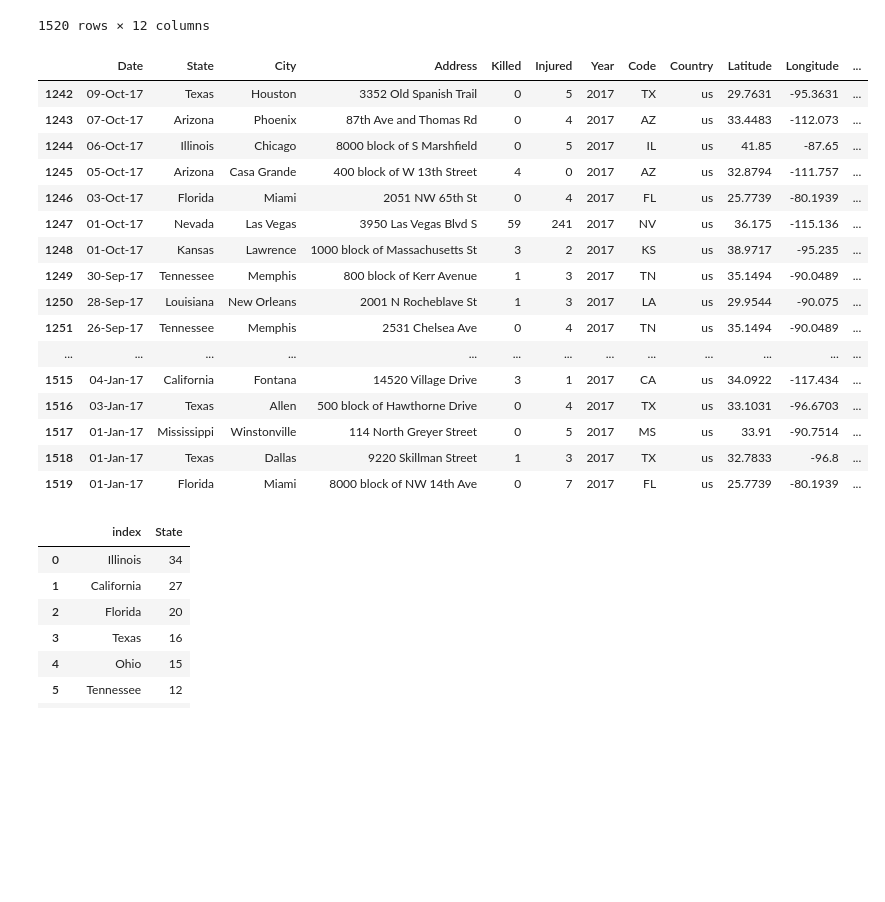
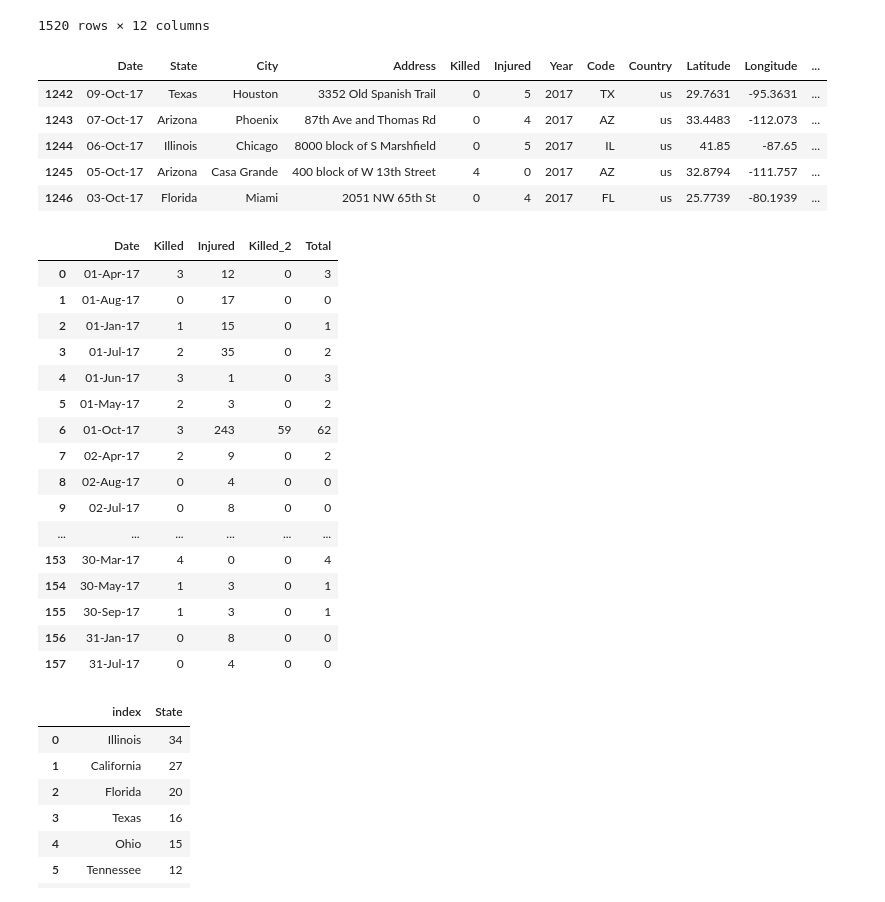
Before and after one commit to JulienAssouline/data-studios-projects, a Jupyter notebook: code/US_mass_shootings/US_Mass_Shootings.ipynb, the cells around one changed output. Cells and saved outputs as stored; diff of their text form; code cells hidden in the pictures; blank space fills up the shorter version.

Commit message:
Mass_shooting_edit

```diff
--- a/code/US_mass_shootings/US_Mass_Shootings.ipynb
+++ b/code/US_mass_shootings/US_Mass_Shootings.ipynb
@@ -265,22 +265,11 @@ df_merged_lon_lat_2017 = df_merged_lon_lat[df_merged_lon_lat["Year"] == 2017]
 # %%
 pd.set_option("display.max_rows", 300)
 # %%
-df_merged_lon_lat_2017
+df_merged_lon_lat_2017.head()
 # %% [output]
 |  | Date | State | City | Address | Killed | Injured | Year | Code | Country | Latitude | Longitude | ... |
 | 1242 | 09-Oct-17 | Texas | Houston | 3352 Old Spanish Trail | 0 | 5 | 2017 | TX | us | 29.7631 | -95.3631 | ... |
 | 1243 | 07-Oct-17 | Arizona | Phoenix | 87th Ave and Thomas Rd | 0 | 4 | 2017 | AZ | us | 33.4483 | -112.073 | ... |
 | 1244 | 06-Oct-17 | Illinois | Chicago | 8000 block of S Marshfield | 0 | 5 | 2017 | IL | us | 41.85 | -87.65 | ... |
 | 1245 | 05-Oct-17 | Arizona | Casa Grande | 400 block of W 13th Street | 4 | 0 | 2017 | AZ | us | 32.8794 | -111.757 | ... |
 | 1246 | 03-Oct-17 | Florida | Miami | 2051 NW 65th St | 0 | 4 | 2017 | FL | us | 25.7739 | -80.1939 | ... |
-| 1247 | 01-Oct-17 | Nevada | Las Vegas | 3950 Las Vegas Blvd S | 59 | 241 | 2017 | NV | us | 36.175 | -115.136 | ... |
-| 1248 | 01-Oct-17 | Kansas | Lawrence | 1000 block of Massachusetts St | 3 | 2 | 2017 | KS | us | 38.9717 | -95.235 | ... |
-| 1249 | 30-Sep-17 | Tennessee | Memphis | 800 block of Kerr Avenue | 1 | 3 | 2017 | TN | us | 35.1494 | -90.0489 | ... |
-| 1250 | 28-Sep-17 | Louisiana | New Orleans | 2001 N Rocheblave St | 1 | 3 | 2017 | LA | us | 29.9544 | -90.075 | ... |
-| 1251 | 26-Sep-17 | Tennessee | Memphis | 2531 Chelsea Ave | 0 | 4 | 2017 | TN | us | 35.1494 | -90.0489 | ... |
-| ... | ... | ... | ... | ... | ... | ... | ... | ... | ... | ... | ... | ... |
-| 1515 | 04-Jan-17 | California | Fontana | 14520 Village Drive | 3 | 1 | 2017 | CA | us | 34.0922 | -117.434 | ... |
-| 1516 | 03-Jan-17 | Texas | Allen | 500 block of Hawthorne Drive | 0 | 4 | 2017 | TX | us | 33.1031 | -96.6703 | ... |
-| 1517 | 01-Jan-17 | Mississippi | Winstonville | 114 North Greyer Street | 0 | 5 | 2017 | MS | us | 33.91 | -90.7514 | ... |
-| 1518 | 01-Jan-17 | Texas | Dallas | 9220 Skillman Street | 1 | 3 | 2017 | TX | us | 32.7833 | -96.8 | ... |
-| 1519 | 01-Jan-17 | Florida | Miami | 8000 block of NW 14th Ave | 0 | 7 | 2017 | FL | us | 25.7739 | -80.1939 | ... |
@@ -286,0 +288,20 @@ df_merged_lon_lat_2017
+# %%
+US_Mass_shootings_2017_grouped
+# %% [output]
+|  | Date | Killed | Injured | Killed_2 | Total |
+| 0 | 01-Apr-17 | 3 | 12 | 0 | 3 |
+| 1 | 01-Aug-17 | 0 | 17 | 0 | 0 |
+| 2 | 01-Jan-17 | 1 | 15 | 0 | 1 |
+| 3 | 01-Jul-17 | 2 | 35 | 0 | 2 |
+| 4 | 01-Jun-17 | 3 | 1 | 0 | 3 |
+| 5 | 01-May-17 | 2 | 3 | 0 | 2 |
+| 6 | 01-Oct-17 | 3 | 243 | 59 | 62 |
+| 7 | 02-Apr-17 | 2 | 9 | 0 | 2 |
+| 8 | 02-Aug-17 | 0 | 4 | 0 | 0 |
+| 9 | 02-Jul-17 | 0 | 8 | 0 | 0 |
+| ... | ... | ... | ... | ... | ... |
+| 153 | 30-Mar-17 | 4 | 0 | 0 | 4 |
+| 154 | 30-May-17 | 1 | 3 | 0 | 1 |
+| 155 | 30-Sep-17 | 1 | 3 | 0 | 1 |
+| 156 | 31-Jan-17 | 0 | 8 | 0 | 0 |
+| 157 | 31-Jul-17 | 0 | 4 | 0 | 0 |
```
Also changed, not shown: parts of 7 cells of this notebook, 2 other files.
